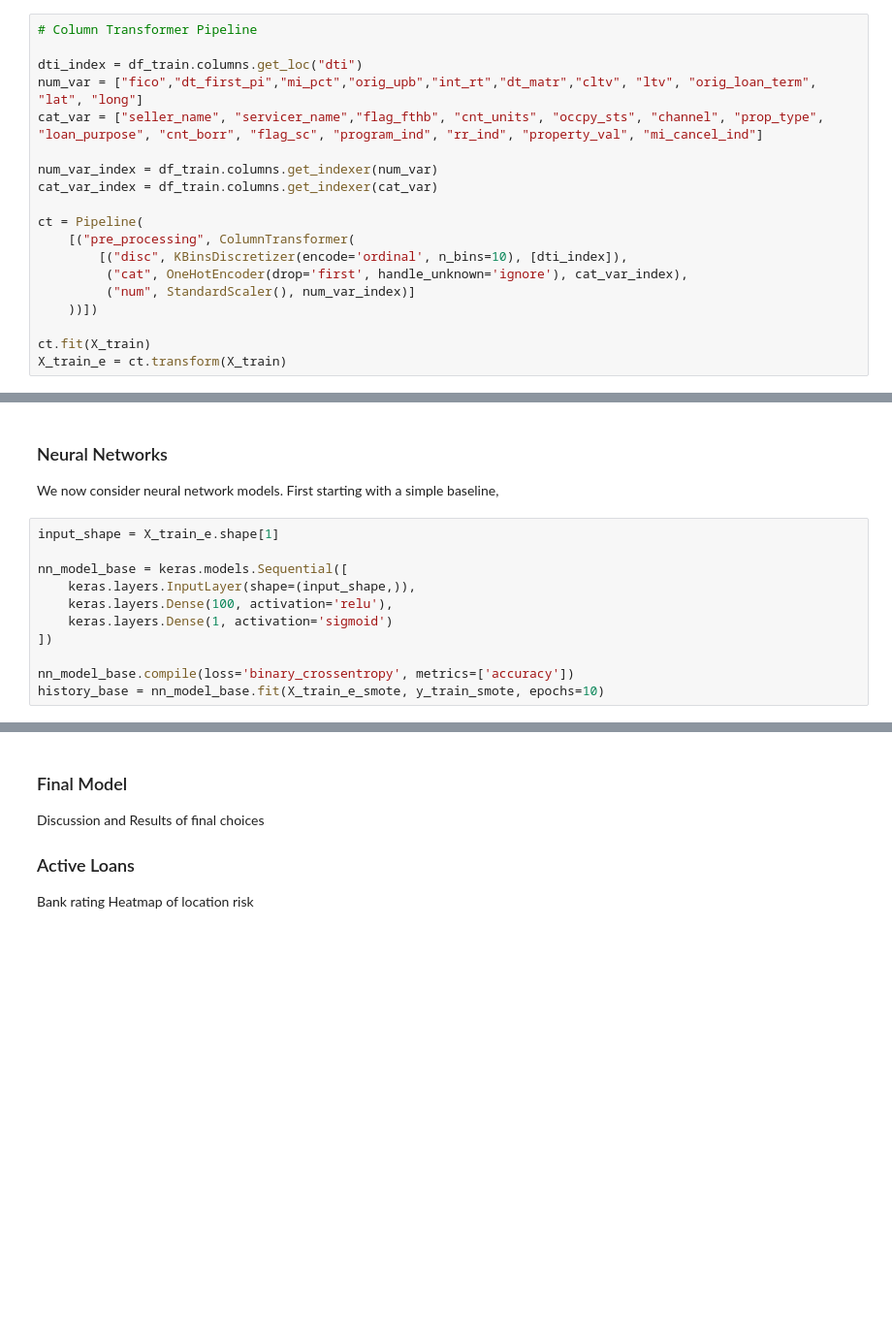
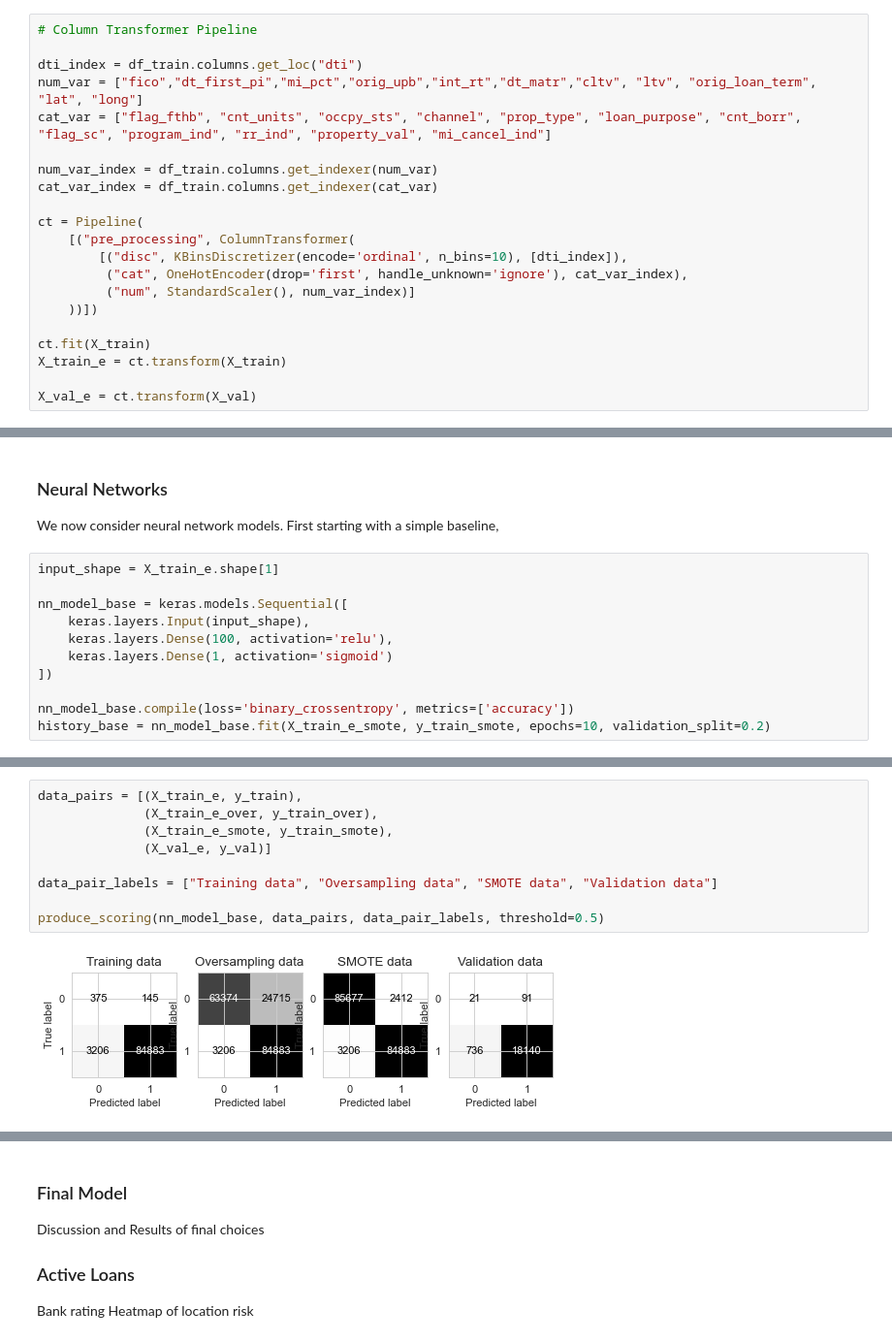
Before and after one commit to AsheRaymondBarker/MLPy2, a Jupyter notebook: project2final.ipynb, the cells around one changed output, grey strips where cells are left out. Shown at 97% size. Drawn from its saved outputs; the diff is of its cells as text; blank space fills up the shorter version.

```diff
--- a/project2final.ipynb
+++ b/project2final.ipynb
@@ -181,7 +257,7 @@ plot_categorical(df_train, 'cnt_units')
 
 dti_index = df_train.columns.get_loc("dti")
 num_var = ["fico","dt_first_pi","mi_pct","orig_upb","int_rt","dt_matr","cltv", "ltv", "orig_loan_term", "lat", "long"]
-cat_var = ["seller_name", "servicer_name","flag_fthb", "cnt_units", "occpy_sts", "channel", "prop_type", "loan_purpose", "cnt_borr", "flag_sc", "program_ind", "rr_ind", "property_val", "mi_cancel_ind"]
+cat_var = ["flag_fthb", "cnt_units", "occpy_sts", "channel", "prop_type", "loan_purpose", "cnt_borr", "flag_sc", "program_ind", "rr_ind", "property_val", "mi_cancel_ind"]
 
 num_var_index = df_train.columns.get_indexer(num_var)
 cat_var_index = df_train.columns.get_indexer(cat_var)
@@ -195,6 +271,8 @@ ct = Pipeline(
 
 ct.fit(X_train)
 X_train_e = ct.transform(X_train)
+
+X_val_e = ct.transform(X_val)
 # %% [markdown]
 ### Dealing with Imbalance
 
@@ -234,12 +312,12 @@ We now consider neural network models. First starting with a simple baseline,
 input_shape = X_train_e.shape[1]
 
 nn_model_base = keras.models.Sequential([
-    keras.layers.InputLayer(shape=(input_shape,)),
+    keras.layers.Input(input_shape),
     keras.layers.Dense(100, activation='relu'),
     keras.layers.Dense(1, activation='sigmoid')
 ])
 
 nn_model_base.compile(loss='binary_crossentropy', metrics=['accuracy'])
-history_base = nn_model_base.fit(X_train_e_smote, y_train_smote, epochs=10)
+history_base = nn_model_base.fit(X_train_e_smote, y_train_smote, epochs=10, validation_split=0.2)
 # %% [output]
 Epoch 1/10
@@ -264,0 +343,11 @@ Epoch 10/10
+# %%
+data_pairs = [(X_train_e, y_train),
+              (X_train_e_over, y_train_over),
+              (X_train_e_smote, y_train_smote),
+              (X_val_e, y_val)]
+
+data_pair_labels = ["Training data", "Oversampling data", "SMOTE data", "Validation data"]
+
+produce_scoring(nn_model_base, data_pairs, data_pair_labels, threshold=0.5)
+# %% [output]
+[figure, added]
```
Also changed, not shown: parts of 19 cells of this notebook, 2 other files.
